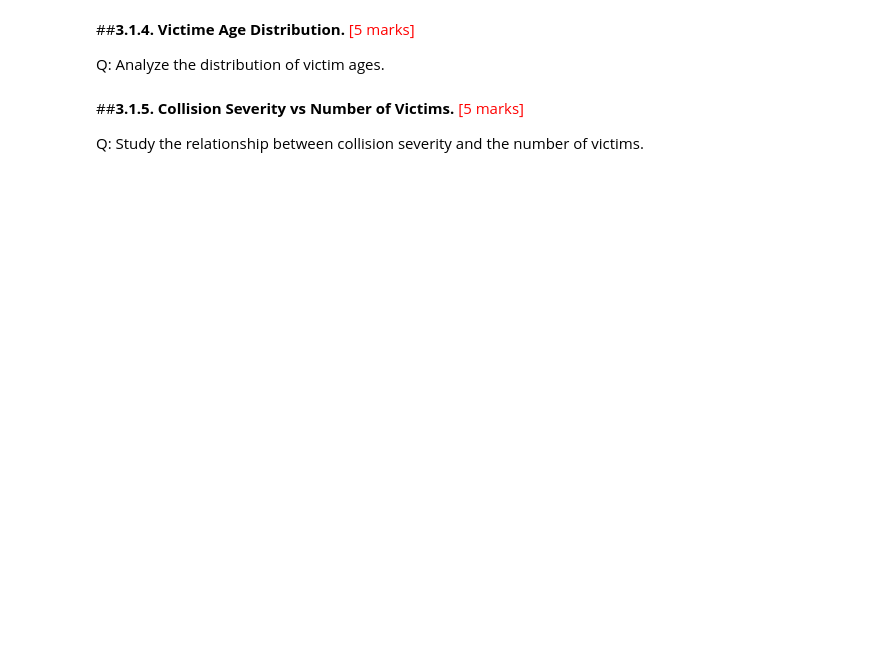
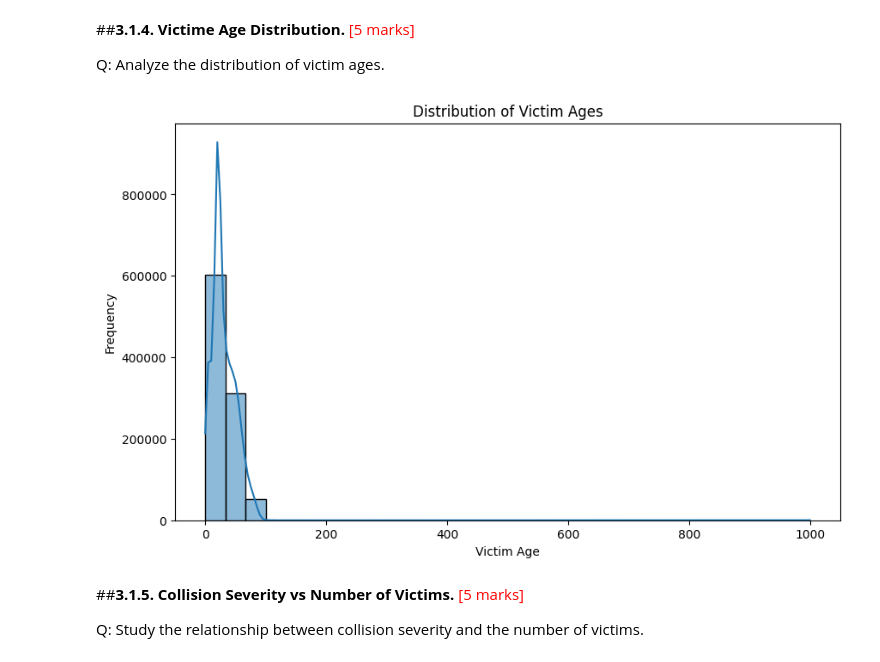
Before and after one commit to mayuresh-tungare/c3-project, a Jupyter notebook: ETL_Traffic_Data_Analysis_Mayuresh_Tungare.ipynb, the cells around one changed output. Drawn from its saved outputs; the diff is of its cells as text; code cells hidden in the pictures; blank space fills up the shorter version.

```diff
--- a/ETL_Traffic_Data_Analysis_Mayuresh_Tungare.ipynb
+++ b/ETL_Traffic_Data_Analysis_Mayuresh_Tungare.ipynb
@@ -601,0 +665,22 @@ Py4JError: An error occurred while calling o1289.fit
+# %%
+from pyspark.sql.functions import col
+
+# Function to clean column names (lowercase, replace spaces/special chars with underscores)
+def clean_spark_df_column_names(df):
+    new_columns = []
+    for c in df.columns:
+        new_c = c.lower().replace(' ', '_').replace('-', '_').replace('.', '').replace('/', '_')
+        new_columns.append(new_c)
+    return df.toDF(*new_columns)
+
+# Apply cleaning to all Spark DataFrames
+spark_df_victims_indexed = clean_spark_df_column_names(spark_df_victims_indexed)
+spark_df_parties_indexed = clean_spark_df_column_names(spark_df_parties_indexed)
+spark_df_collisions_indexed = clean_spark_df_column_names(spark_df_collisions_indexed)
+spark_df_case_ids_indexed = clean_spark_df_column_names(spark_df_case_ids_indexed)
+
+print("Column names standardized for all indexed Spark DataFrames.")
+
+# Display schema for one DataFrame to verify
+print("\nSchema for spark_df_collisions_indexed after renaming:")
+spark_df_collisions_indexed.printSchema()
@@ -639,3 +834,21 @@ Q: Analyze the distribution of victim ages.
+# %%
+# Distribution of Victim Ages
+
+import matplotlib.pyplot as plt
+import seaborn as sns
+
+# Convert to Pandas
+victim_age_distribution = spark_df_victims_indexed.select('victim_age').toPandas()
+
+# Plot
+plt.figure(figsize=(10, 6))
+sns.histplot(victim_age_distribution['victim_age'], bins=30, kde=True, palette='viridis')
+plt.title('Distribution of Victim Ages')
+plt.xlabel('Victim Age')
+plt.ylabel('Frequency')
+plt.show()
+# %% [output]
+[figure, added]
 # %% [markdown]
 ##**3.1.5. Collision Severity vs Number of Victims.** <font color = red>[5 marks]</font> <br>
 
```
Also changed, not shown: parts of 55 cells of this notebook.
